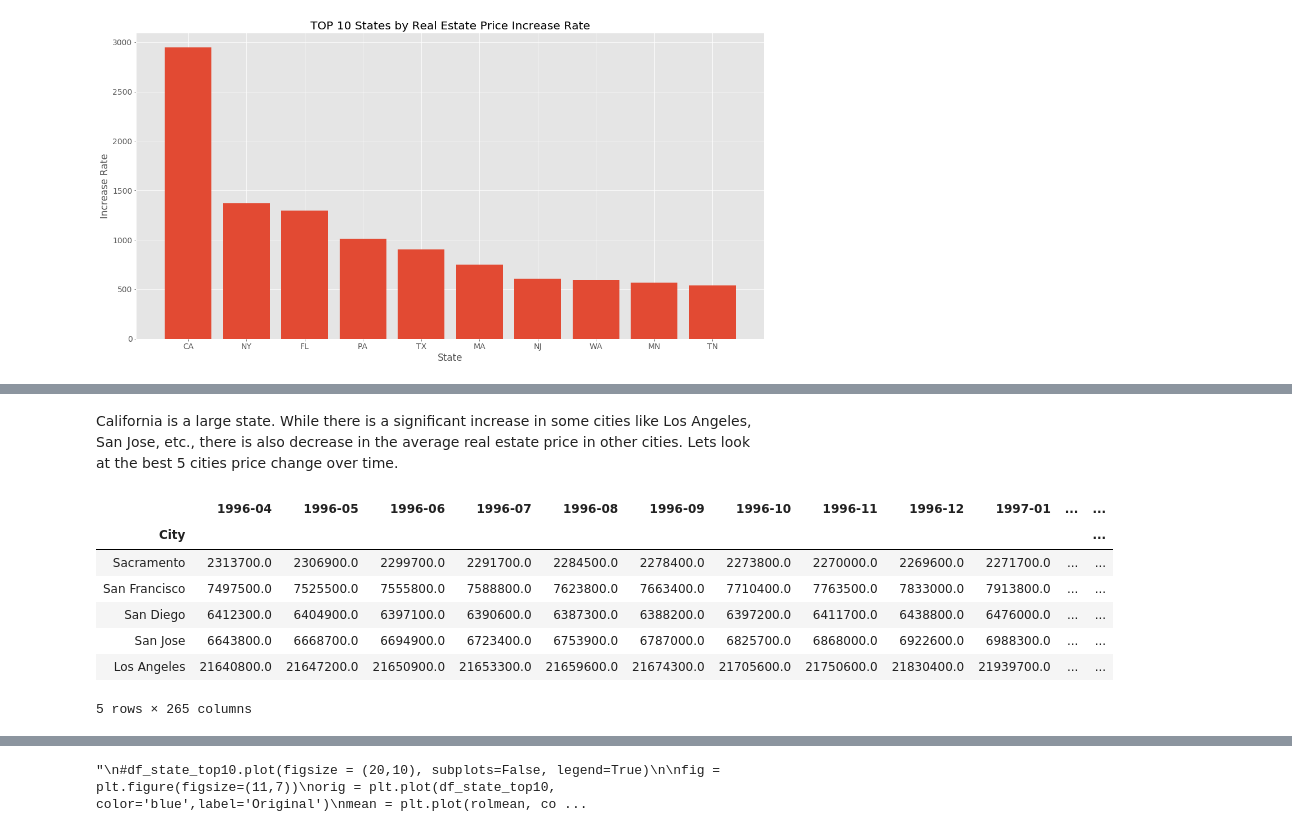
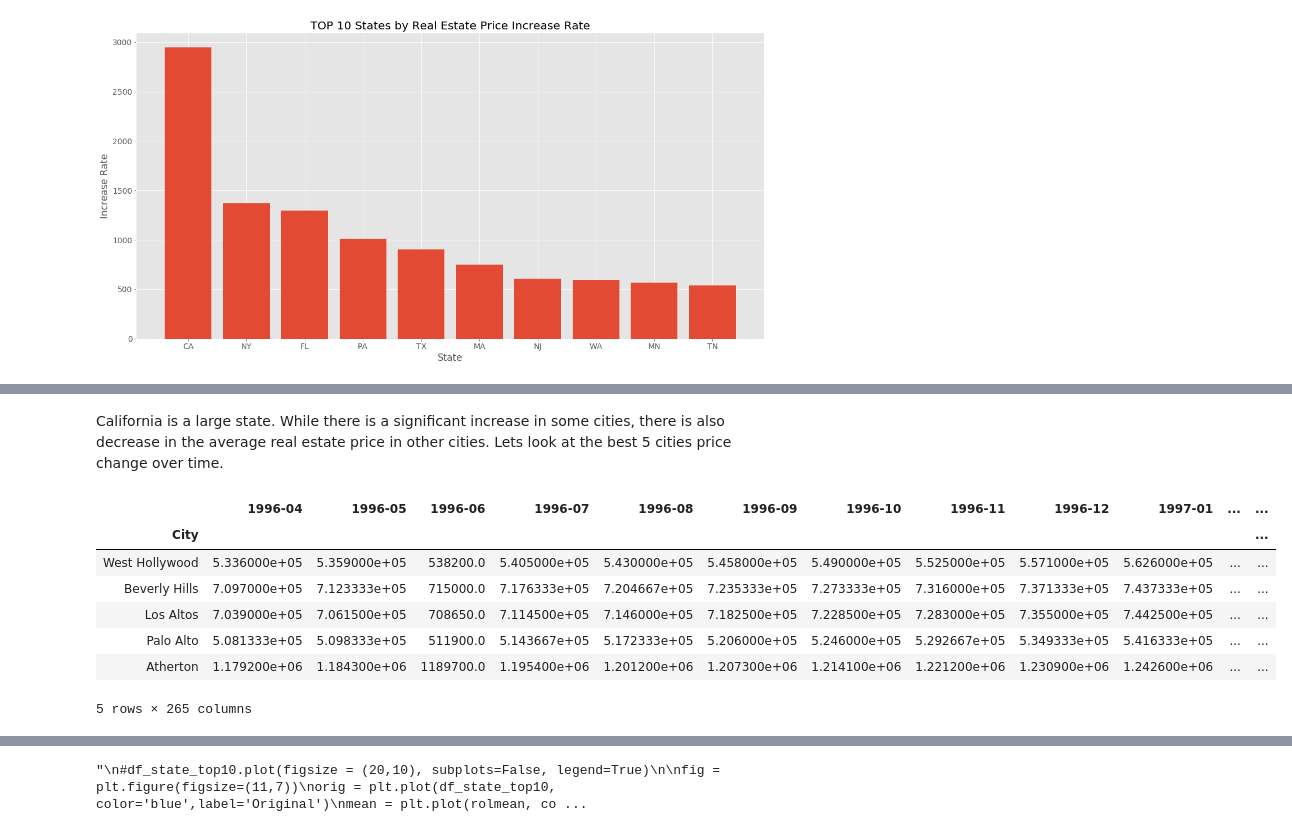
Before and after one commit to fcamuz/time-series-model-for-forecasting, a Jupyter notebook: mod_4_starter_notebook.ipynb, the cells around one changed output, grey strips where cells are left out. Drawn from its saved outputs; the diff is of its cells as text; code cells hidden in the pictures.

```diff
--- a/mod_4_starter_notebook.ipynb
+++ b/mod_4_starter_notebook.ipynb
@@ -93,11 +92,12 @@ df_full.drop('RegionName', axis=1, inplace=True)
 def select_state_top10 (df, state ):
     df['increase'] =(df['2018-04'] - df['1996-04'])  #calculate price change and the percentage of the increase
     df['increase_rate'] = df['increase']/df['1996-04']
+    df['criteria']= df['increase']*df['increase_rate']
     df_state=df[df['State']==state] #filter state
     df2 = df_state.iloc[:, 6:]  #select only the price data
-    df2.sort_values(by= ['increase_rate'], ascending=False, inplace=True) #sort by rate and slice top 10
-    df10= select_state_top10 (df, state ).astype(int)  #convert datatype to int
-    df2.sort_values(by= ['increase'], ascending=False, inplace=True) #sort by increase and slice top 10
+    df2.sort_values(by= ['criteria'], ascending=False, inplace=True) #sort by rate and slice top 10
+    df10 =  df2.iloc[:10, :].astype(int)  #convert datatype to int
+    df2.sort_values(by= ['criteria'], ascending=False, inplace=True) #sort by increase and slice top 10
     df10_growth = df2.iloc[:10, :].astype(int)
     return df10, df10_growth, df
 # %%
@@ -187,7 +166,8 @@ Text(0, 0.5, 'Increase Rate')
 #I would like to see how why California is so different than the others.
 df_full_CA= df_full_2[df_full_2['State']=='CA']
 df_full_CA = df_full_CA.drop(['RegionID', 'CountyName','Metro','SizeRank','State'],axis=1)
-ca_city=df_full_CA.groupby(['City']).sum().groupby(level=0).mean().sort_values('increase_rate')
+df_full_CA['rate_criteria']=df_full_CA['increase']*df_full_CA['increase_rate']
+ca_city=df_full_CA.set_index('City').astype(float).groupby('City').mean().sort_values('rate_criteria')
 # %%
 ca_city
 # %% [output]
@@ -208,16 +188,16 @@ ca_city
 # %% [markdown]
-California is a large state. While there is a significant increase in some cities like Los Angeles, San Jose, etc., there is also decrease in the average real estate price in other cities. Lets look at the best 5 cities price change over time.
+California is a large state. While there is a significant increase in some cities, there is also decrease in the average real estate price in other cities. Lets look at the best 5 cities price change over time.
 # %%
-plot_ca=(ca_city.tail(5).drop(['increase', 'increase_rate'], axis=1))
+plot_ca=(ca_city.tail(5).drop(['increase', 'increase_rate','rate_criteria'], axis=1))
 plot_ca
 # %% [output]
 |  | 1996-04 | 1996-05 | 1996-06 | 1996-07 | 1996-08 | 1996-09 | 1996-10 | 1996-11 | 1996-12 | 1997-01 | ... | ... |
 | City |  |  |  |  |  |  |  |  |  |  |  | ... |
-| Sacramento | 2313700.0 | 2306900.0 | 2299700.0 | 2291700.0 | 2284500.0 | 2278400.0 | 2273800.0 | 2270000.0 | 2269600.0 | 2271700.0 | ... | ... |
-| San Francisco | 7497500.0 | 7525500.0 | 7555800.0 | 7588800.0 | 7623800.0 | 7663400.0 | 7710400.0 | 7763500.0 | 7833000.0 | 7913800.0 | ... | ... |
-| San Diego | 6412300.0 | 6404900.0 | 6397100.0 | 6390600.0 | 6387300.0 | 6388200.0 | 6397200.0 | 6411700.0 | 6438800.0 | 6476000.0 | ... | ... |
-| San Jose | 6643800.0 | 6668700.0 | 6694900.0 | 6723400.0 | 6753900.0 | 6787000.0 | 6825700.0 | 6868000.0 | 6922600.0 | 6988300.0 | ... | ... |
-| Los Angeles | 21640800.0 | 21647200.0 | 21650900.0 | 21653300.0 | 21659600.0 | 21674300.0 | 21705600.0 | 21750600.0 | 21830400.0 | 21939700.0 | ... | ... |
+| West Hollywood | 5.336000e+05 | 5.359000e+05 | 538200.0 | 5.405000e+05 | 5.430000e+05 | 5.458000e+05 | 5.490000e+05 | 5.525000e+05 | 5.571000e+05 | 5.626000e+05 | ... | ... |
+| Beverly Hills | 7.097000e+05 | 7.123333e+05 | 715000.0 | 7.176333e+05 | 7.204667e+05 | 7.235333e+05 | 7.273333e+05 | 7.316000e+05 | 7.371333e+05 | 7.437333e+05 | ... | ... |
+| Los Altos | 7.039000e+05 | 7.061500e+05 | 708650.0 | 7.114500e+05 | 7.146000e+05 | 7.182500e+05 | 7.228500e+05 | 7.283000e+05 | 7.355000e+05 | 7.442500e+05 | ... | ... |
+| Palo Alto | 5.081333e+05 | 5.098333e+05 | 511900.0 | 5.143667e+05 | 5.172333e+05 | 5.206000e+05 | 5.246000e+05 | 5.292667e+05 | 5.349333e+05 | 5.416333e+05 | ... | ... |
+| Atherton | 1.179200e+06 | 1.184300e+06 | 1189700.0 | 1.195400e+06 | 1.201200e+06 | 1.207300e+06 | 1.214100e+06 | 1.221200e+06 | 1.230900e+06 | 1.242600e+06 | ... | ... |
 5 rows × 265 columns
 # %%
 (plot_ca.T).plot(figsize = (20,10), subplots=False, legend=True)
```
Also changed, not shown: parts of 33 cells of this notebook, 1 other file.
